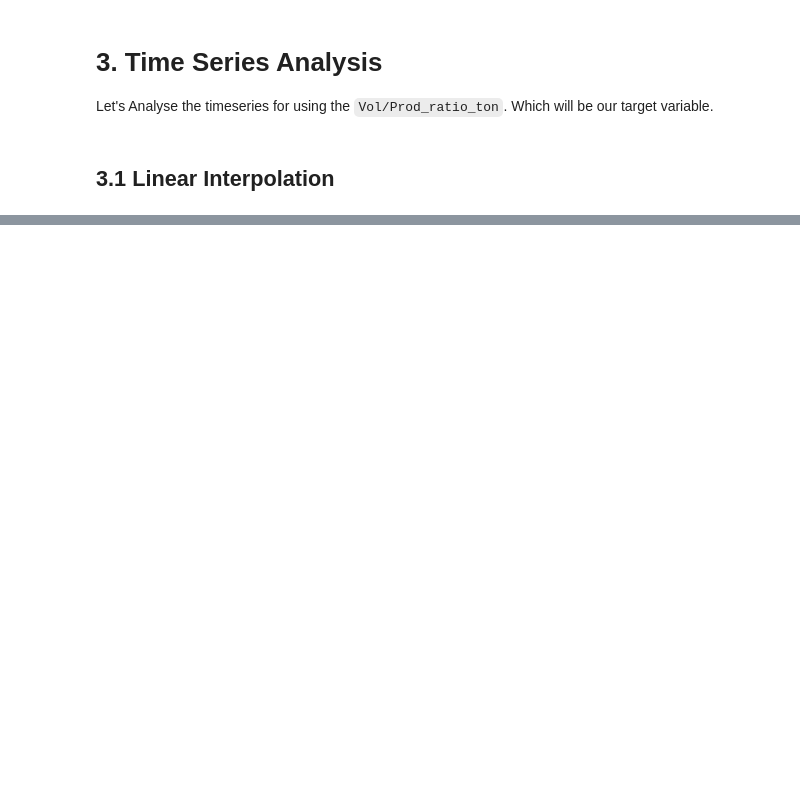
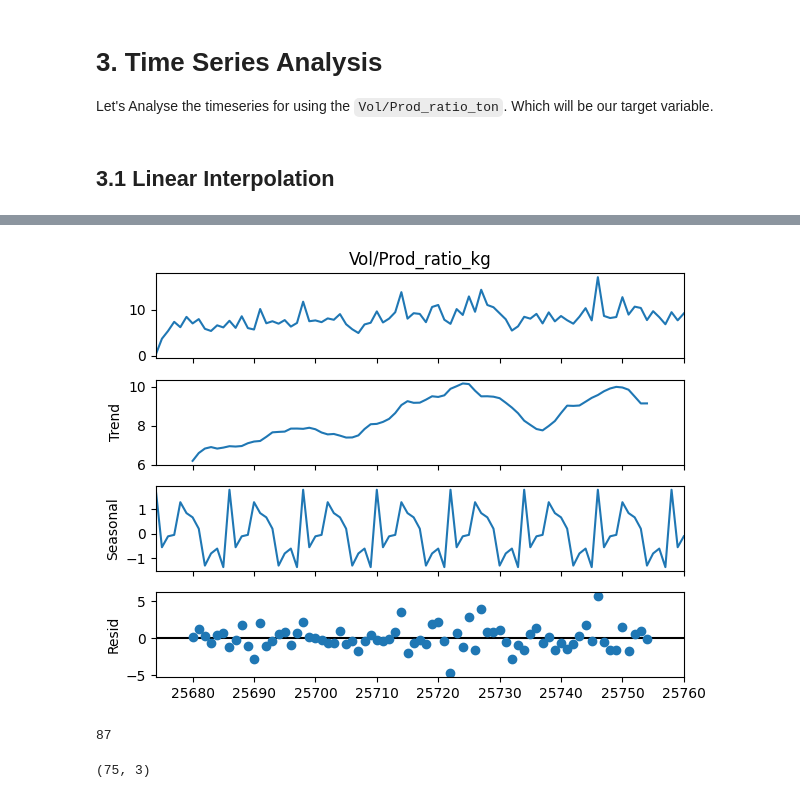
Before and after one commit to noliveraa/ValueDrivenDataScience_LogisticsApplication, a Jupyter notebook: LogisticsApplications/00-EDA.ipynb, the cells around one changed output, grey strips where cells are left out. Drawn from its saved outputs; the diff is of its cells as text; code cells hidden in the pictures; blank space fills up the shorter version.

```diff
--- a/LogisticsApplications/00-EDA.ipynb
+++ b/LogisticsApplications/00-EDA.ipynb
@@ -623,0 +853,6 @@ plt.show()
+# %%
+decomposition = sm.tsa.seasonal_decompose(ts[ts["ts_key"] == ts_key][col_to_interp],period =12)
+figure = decomposition.plot()
+plt.show()
+# %% [output]
+[figure, added]
@@ -623,0 +861,11 @@ plt.show()
+# %%
+len(decomposition.seasonal)
+# %% [output]
+87
+# %%
+trend = pd.DataFrame({'trend': decomposition.trend,
+                      'sesonality': decomposition.seasonal,
+                      'residuals': decomposition.resid})
+trend[~trend['trend'].isna()].shape
+# %% [output]
+(75, 3)
```
Also changed, not shown: parts of 30 cells of this notebook, 4 other files.
